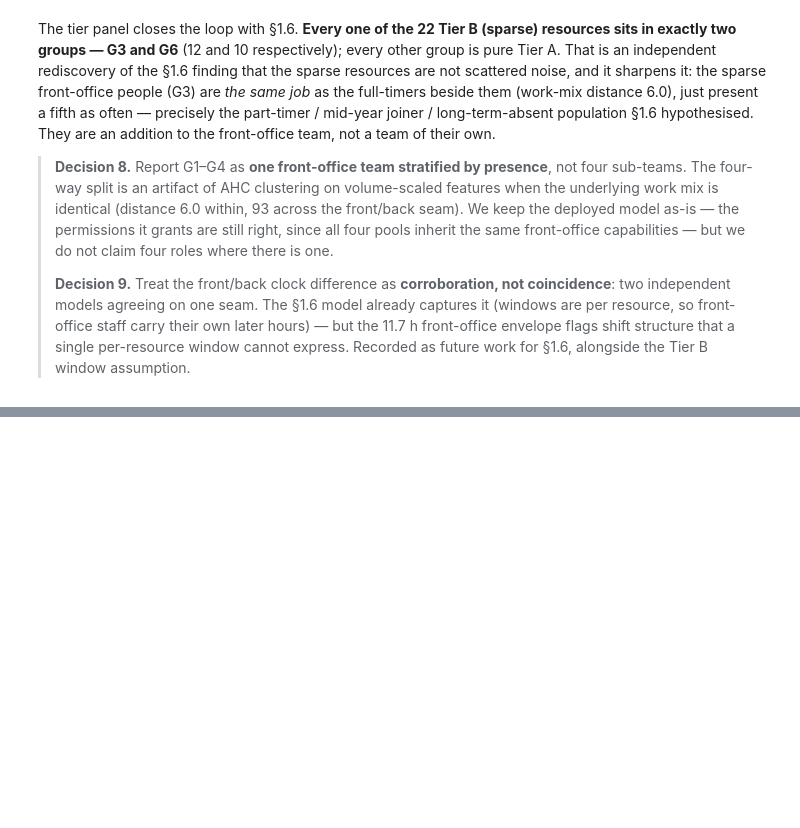
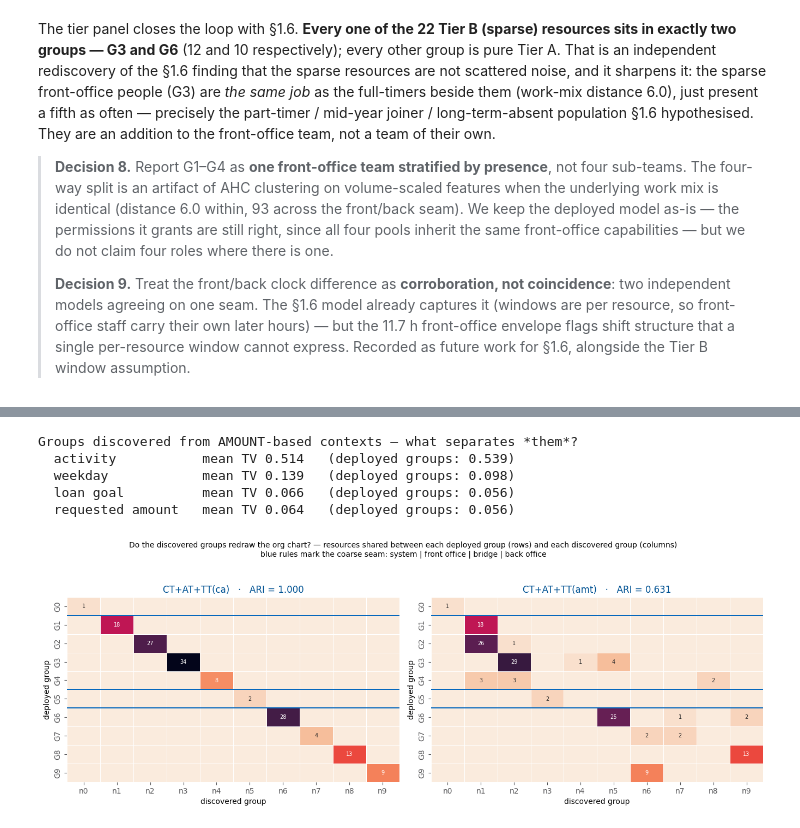
Before and after one commit to ophdn/bpic17-process-mining-group-assignment, a Jupyter notebook: notebooks/02_resource_permissions.ipynb, the cells around one changed output, grey strips where cells are left out. Saved outputs shown, nothing was run; the diff lists cells and outputs as text; code cells hidden in the pictures; blank space fills up the shorter version.

```diff
--- a/notebooks/02_resource_permissions.ipynb
+++ b/notebooks/02_resource_permissions.ipynb
@@ -876,0 +1078,79 @@ The tier panel closes the loop with §1.6. **Every one of the 22 Tier B (sparse)
+# %%
+# §11 Step 4 — the question that actually matters. Conformance is not the point:
+# does the ORG CHART change? Compare each discovered partition of the 144 resources
+# against the deployed ten groups.
+from sklearn.metrics import adjusted_rand_score
+
+def partition(m):
+    return {r: gid for gid, members in m.om.find_all_groups() for r in members}
+
+COARSE = {0: "system", 1: "front", 2: "front", 3: "front", 4: "front",
+          5: "bridge", 6: "back", 7: "back", 8: "back", 9: "back"}
+
+cmp_rows, overlaps, aris = [], {}, {}
+for ctx in variants:
+    p = partition(models[ctx])
+    res = sorted(set(p) & set(res2grp))
+    a = pd.Series([res2grp[r] for r in res], index=res, name="deployed")
+    b = pd.Series([p[r] for r in res], index=res, name=ctx)
+    overlaps[ctx] = pd.crosstab(a, b)
+    aris[ctx] = adjusted_rand_score(a, b)
+
+    # Does a resource keep its front/back/bridge/system identity? Label each new group
+    # by the coarse half it mostly holds, then ask how many resources stay put.
+    coarse = a.map(COARSE)
+    maj = pd.crosstab(coarse, b).idxmax()
+    kept = (coarse == b.map(maj)).sum()
+
+    cmp_rows.append({
+        "contexts": ctx, "F1": round(models[ctx].f1, 3),
+        "ARI vs deployed": round(aris[ctx], 3),
+        "ARI · back office": round(adjusted_rand_score(
+            a[coarse == "back"], b[coarse == "back"]), 3),
+        "ARI · front office": round(adjusted_rand_score(
+            a[coarse == "front"], b[coarse == "front"]), 3),
+        "keeps front/back identity": f"{kept}/{len(res)}",
+    })
+
+# And the confirmatory test: even with contexts built FROM the amount, do the groups
+# it discovers separate by amount? Re-run step 1's measure on the new partition.
+amt_p = partition(models["CT+AT+TT(amt)"])
+wa = w.assign(newgrp=w["org:resource"].map(amt_p))
+
+def tv_new(col):
+    p = pd.crosstab(wa["newgrp"], wa[col]).pipe(lambda t: t.div(t.sum(axis=1), axis=0))
+    bank = wa[col].value_counts(normalize=True).reindex(p.columns).fillna(0)
+    return 0.5 * (p - bank).abs().sum(axis=1)
+
+print("Groups discovered from AMOUNT-based contexts — what separates *them*?")
+for k, c in DIMS.items():
+    print(f"  {k:18s} mean TV {tv_new(c).mean():.3f}   "
+          f"(deployed groups: {tvs[k].mean():.3f})")
+
+vmax = max(o.values.max() for o in overlaps.values())
+fig, axes = plt.subplots(1, 2, figsize=(13.5, 4.8))
+for ax, ctx in zip(axes, ["CT+AT+TT(ca)", "CT+AT+TT(amt)"]):
+    o = overlaps[ctx]
+    sns.heatmap(o, ax=ax, cmap="rocket_r", vmin=0, vmax=vmax,   # one scale for both
+                annot=o.replace(0, "").astype(str), fmt="",     # hide the zeros
+                annot_kws={"size": 7}, linewidths=.4, linecolor="white", cbar=False,
+                xticklabels=[f"n{c}" for c in o.columns],
+                yticklabels=[f"G{i}" for i in o.index])
+    for y in (1, 5, 6):        # the coarse seam: system | front office | bridge | back office
+        ax.axhline(y, color=TUM_BLUE, lw=1.4)
+    ax.set(title=f"{ctx}   ·   ARI = {aris[ctx]:.3f}",
+           xlabel="discovered group", ylabel="deployed group")
+fig.suptitle("Do the discovered groups redraw the org chart? — resources shared between each "
+             "deployed group (rows) and each discovered group (columns)\n"
+             "blue rules mark the coarse seam: system | front office | bridge | back office",
+             y=1.04, fontsize=10)
+plt.tight_layout(); plt.show()
+
+pd.DataFrame(cmp_rows).set_index("contexts")
+# %% [output]
+Groups discovered from AMOUNT-based contexts — what separates *them*?
+  activity           mean TV 0.514   (deployed groups: 0.539)
+  weekday            mean TV 0.139   (deployed groups: 0.098)
+  loan goal          mean TV 0.066   (deployed groups: 0.056)
+  requested amount   mean TV 0.064   (deployed groups: 0.056)
+[figure, added]
```
Also changed, not shown: parts of 16 cells of this notebook, 1 other file.
